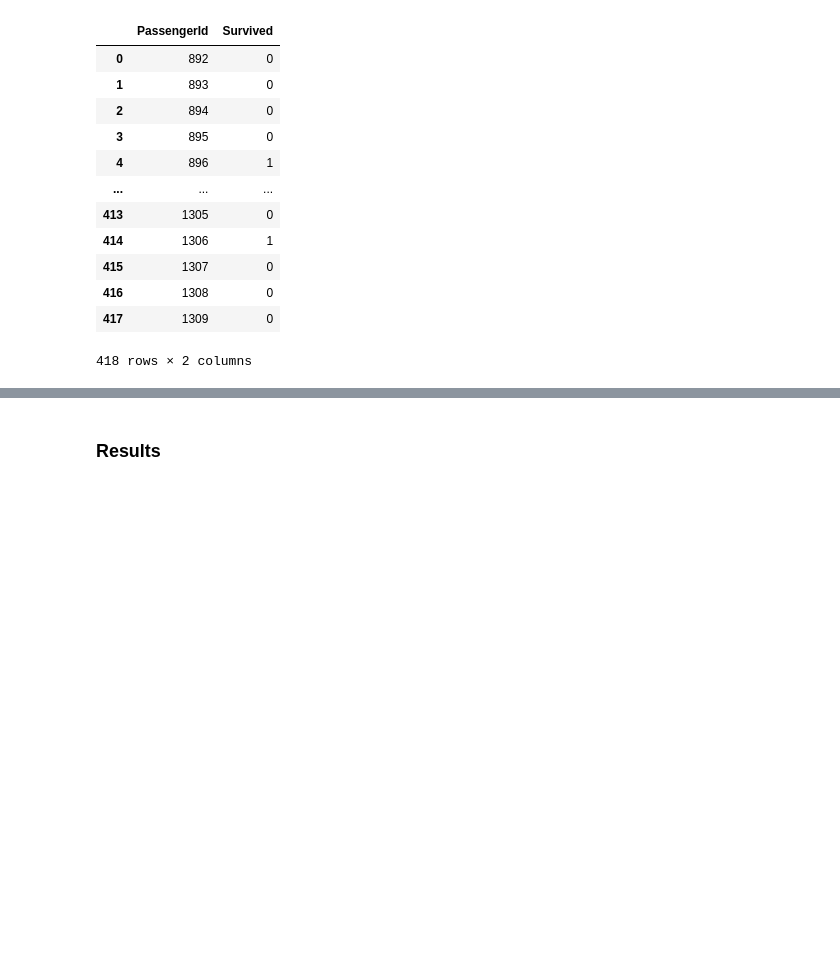
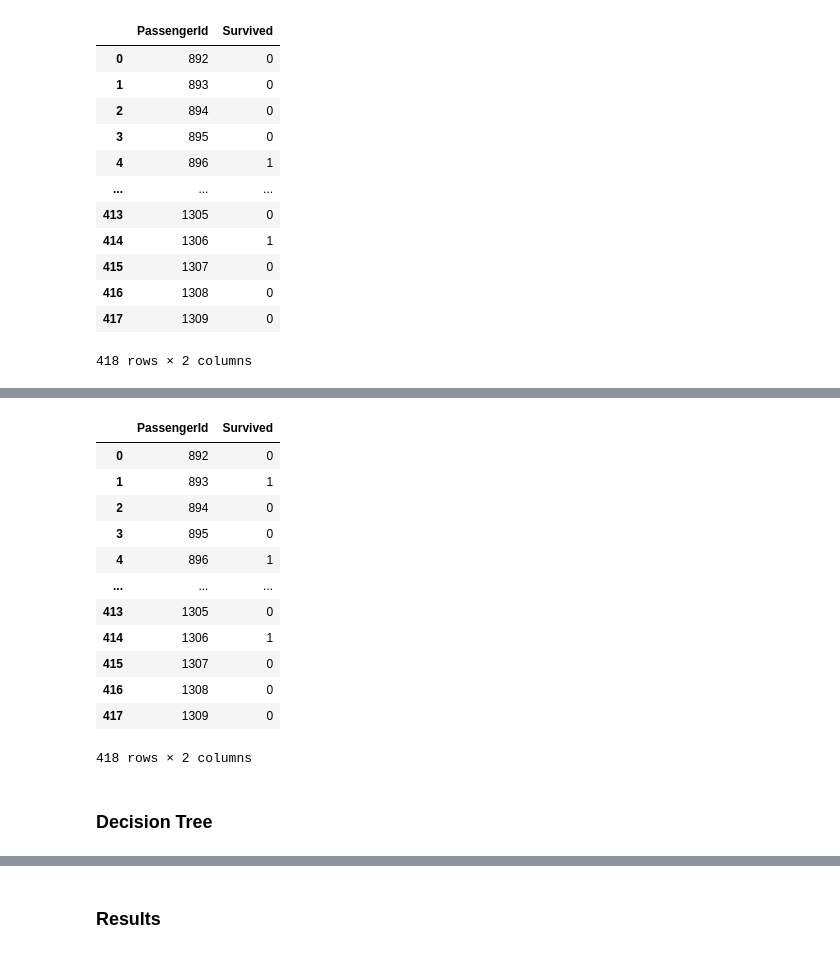
Before and after one commit to zainasir/ClassificationTitanic, a Jupyter notebook: ml_model.ipynb, the cells around one changed output, grey strips where cells are left out. Cells and saved outputs as stored; diff of their text form; code cells hidden in the pictures; blank space fills up the shorter version.

```diff
--- a/ml_model.ipynb
+++ b/ml_model.ipynb
@@ -328,0 +369,28 @@ output_df.to_csv('predicted_data', index=False)
+# %%
+# Import necessary library and fit the model
+
+from sklearn.svm import SVC
+SVM_classifier = SVC(kernel = 'linear', random_state = 0)
+SVM_classifier.fit(X_train, y_train)
+SVM_prediction = SVM_classifier.predict(X_test)
+# %%
+# Save prediction as a numpy array, and convert to pandas DataFrame
+
+output_data = np.stack((np.array(test_data['PassengerId']), SVM_prediction), axis=1)
+output_df = pd.DataFrame(data=output_data, columns = ['PassengerId', 'Survived'])
+
+display(output_df)
+# %% [output]
+|  | PassengerId | Survived |
+| 0 | 892 | 0 |
+| 1 | 893 | 1 |
+| 2 | 894 | 0 |
+| 3 | 895 | 0 |
+| 4 | 896 | 1 |
+| ... | ... | ... |
+| 413 | 1305 | 0 |
+| 414 | 1306 | 1 |
+| 415 | 1307 | 0 |
+| 416 | 1308 | 0 |
+| 417 | 1309 | 0 |
+418 rows × 2 columns
@@ -328,0 +401,2 @@ output_df.to_csv('predicted_data', index=False)
+# %% [markdown]
+### Decision Tree
```
Also changed, not shown: parts of 24 cells of this notebook, 6 other files.
